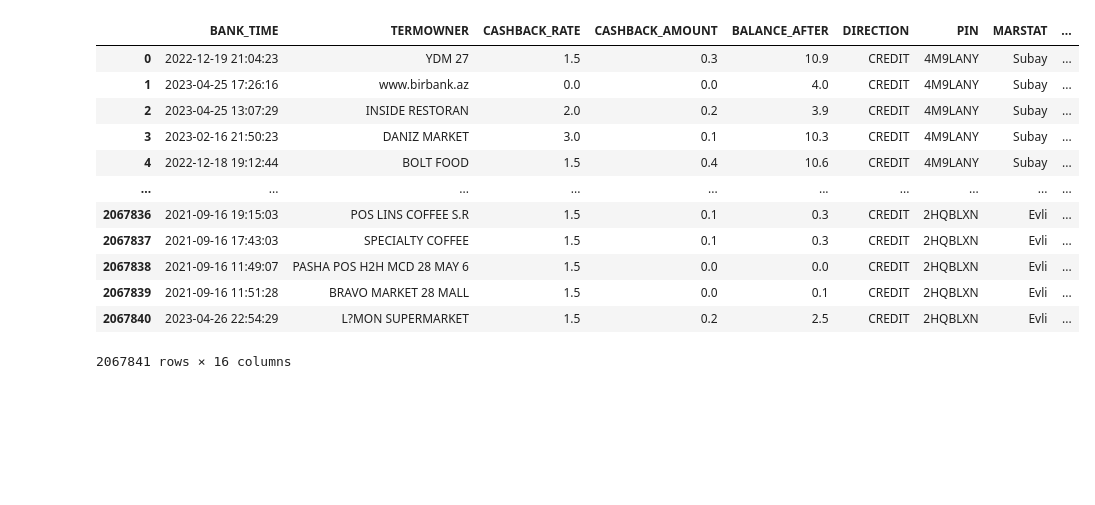
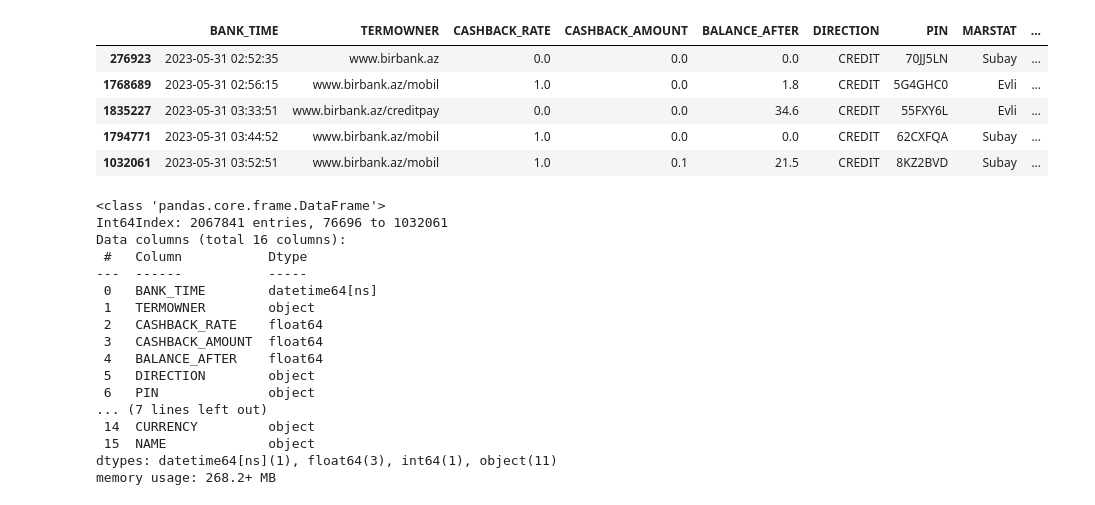
Before and after one commit to Ismat-Samadov/vipemlak_az, a Jupyter notebook: Cashback.ipynb, the cells around one changed output. Drawn from its saved outputs; the diff is of its cells as text; code cells hidden in the pictures; blank space fills up the shorter version.

```diff
--- a/Cashback.ipynb
+++ b/Cashback.ipynb
@@ -34,19 +34,33 @@ from warnings import filterwarnings
 filterwarnings('ignore')
 # %%
 df=pd.read_parquet('df.parquet')
+df=df.sort_values(['BANK_TIME'],ascending=True)
 # %%
-df
+df.tail()
 # %% [output]
 |  | BANK_TIME | TERMOWNER | CASHBACK_RATE | CASHBACK_AMOUNT | BALANCE_AFTER | DIRECTION | PIN | MARSTAT | ... |
-| 0 | 2022-12-19 21:04:23 | YDM 27 | 1.5 | 0.3 | 10.9 | CREDIT | 4M9LANY | Subay | ... |
-| 1 | 2023-04-25 17:26:16 | www.birbank.az | 0.0 | 0.0 | 4.0 | CREDIT | 4M9LANY | Subay | ... |
-| 2 | 2023-04-25 13:07:29 | INSIDE RESTORAN | 2.0 | 0.2 | 3.9 | CREDIT | 4M9LANY | Subay | ... |
-| 3 | 2023-02-16 21:50:23 | DANIZ MARKET | 3.0 | 0.1 | 10.3 | CREDIT | 4M9LANY | Subay | ... |
-| 4 | 2022-12-18 19:12:44 | BOLT FOOD | 1.5 | 0.4 | 10.6 | CREDIT | 4M9LANY | Subay | ... |
-| ... | ... | ... | ... | ... | ... | ... | ... | ... | ... |
-| 2067836 | 2021-09-16 19:15:03 | POS LINS COFFEE S.R | 1.5 | 0.1 | 0.3 | CREDIT | 2HQBLXN | Evli | ... |
-| 2067837 | 2021-09-16 17:43:03 | SPECIALTY COFFEE | 1.5 | 0.1 | 0.3 | CREDIT | 2HQBLXN | Evli | ... |
-| 2067838 | 2021-09-16 11:49:07 | PASHA POS H2H MCD 28 MAY 6 | 1.5 | 0.0 | 0.0 | CREDIT | 2HQBLXN | Evli | ... |
-| 2067839 | 2021-09-16 11:51:28 | BRAVO MARKET 28 MALL | 1.5 | 0.0 | 0.1 | CREDIT | 2HQBLXN | Evli | ... |
-| 2067840 | 2023-04-26 22:54:29 | L?MON SUPERMARKET | 1.5 | 0.2 | 2.5 | CREDIT | 2HQBLXN | Evli | ... |
+| 276923 | 2023-05-31 02:52:35 | www.birbank.az | 0.0 | 0.0 | 0.0 | CREDIT | 70JJ5LN | Subay | ... |
+| 1768689 | 2023-05-31 02:56:15 | www.birbank.az/mobil | 1.0 | 0.0 | 1.8 | CREDIT | 5G4GHC0 | Evli | ... |
+| 1835227 | 2023-05-31 03:33:51 | www.birbank.az/creditpay | 0.0 | 0.0 | 34.6 | CREDIT | 55FXY6L | Evli | ... |
+| 1794771 | 2023-05-31 03:44:52 | www.birbank.az/mobil | 1.0 | 0.0 | 0.0 | CREDIT | 62CXFQA | Subay | ... |
+| 1032061 | 2023-05-31 03:52:51 | www.birbank.az/mobil | 1.0 | 0.1 | 21.5 | CREDIT | 8KZ2BVD | Subay | ... |
-2067841 rows × 16 columns
+# %%
+df.info()
+# %% [output]
+<class 'pandas.core.frame.DataFrame'>
+Int64Index: 2067841 entries, 76696 to 1032061
+Data columns (total 16 columns):
+ #   Column           Dtype
+---  ------           -----
+ 0   BANK_TIME        datetime64[ns]
+ 1   TERMOWNER        object
+ 2   CASHBACK_RATE    float64
+ 3   CASHBACK_AMOUNT  float64
+ 4   BALANCE_AFTER    float64
+ 5   DIRECTION        object
+ 6   PIN              object
+... (7 lines left out)
+ 14  CURRENCY         object
+ 15  NAME             object
+dtypes: datetime64[ns](1), float64(3), int64(1), object(11)
+memory usage: 268.2+ MB
```
Also changed, not shown: parts of 25 cells of this notebook, 1 other file.
